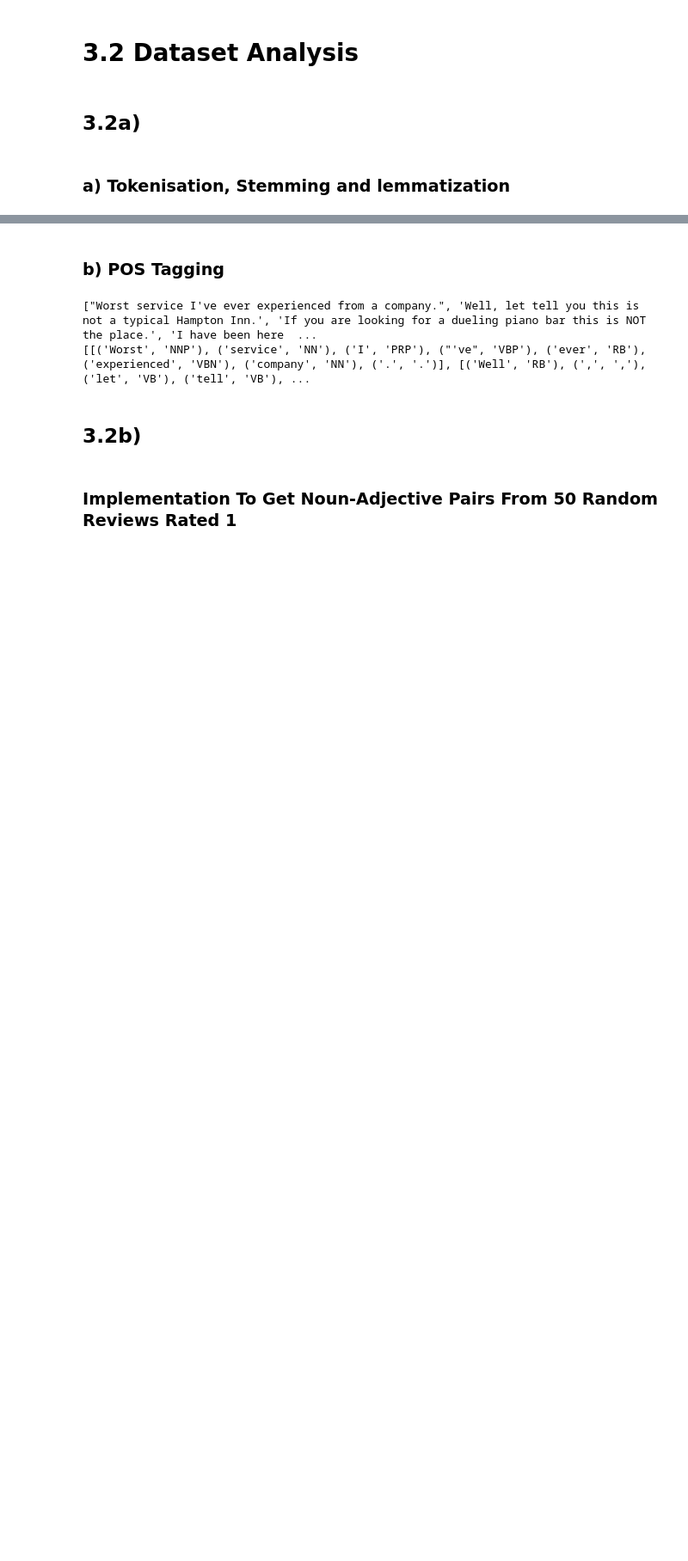
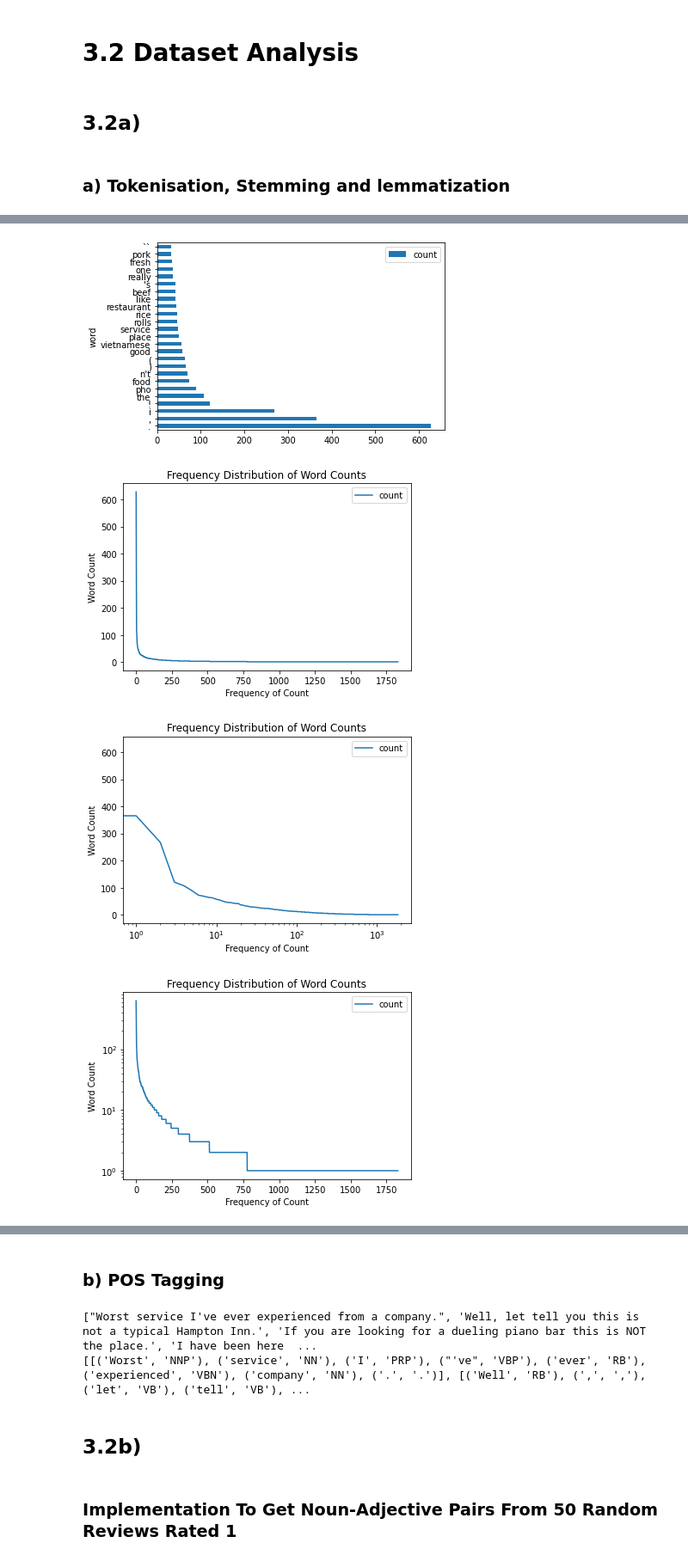
Before and after one commit to ABHISHEK03312/NLP-Assignment1, a Jupyter notebook: nlp-project1.ipynb, the cells around one changed output, grey strips where cells are left out. Shown at 86% size. Cells and saved outputs as stored; diff of their text form; code cells hidden in the pictures; blank space fills up the shorter version.

```diff
--- a/nlp-project1.ipynb
+++ b/nlp-project1.ipynb
@@ -284,3 +319,12 @@ def show_wordclouds(data, title):
+# %%
+def frequencyDistributionChart_logXTransformed(df):
+    df.plot(logx=True, title="Frequency Distribution of Word Counts", ylabel="Word Count", xlabel="Frequency of Count")
+# %%
+def frequencyDistributionChart_logYTransformed(df):
+    df.plot(logy=True, title="Frequency Distribution of Word Counts", ylabel="Word Count", xlabel="Frequency of Count")
+# %%
+def frequencyDistributionChart_loglogTransformed(df):
+    df.plot(loglog=True, title="Frequency Distribution of Word Counts", ylabel="Word Count", xlabel="Frequency of Count")
 # %% [markdown]
 # 3.2 Dataset Analysis
 # %%
@@ -307,0 +379,11 @@ Wordnet_lematization_B2=business_wordnet(reviews_B2_sentences)
+# %%
+crudeCountPlot(B1_freq_table[0:25])
+frequencyDistributionChart(B1_freq_table)
+frequencyDistributionChart_logXTransformed(B1_freq_table)
+frequencyDistributionChart_logYTransformed(B1_freq_table)
+frequencyDistributionChart_loglogTransformed(B1_freq_table)
+# %% [output]
+[figure, added]
+[figure, added]
+[figure, added]
+[figure, added]
```
Also changed, not shown: parts of 17 cells of this notebook.
